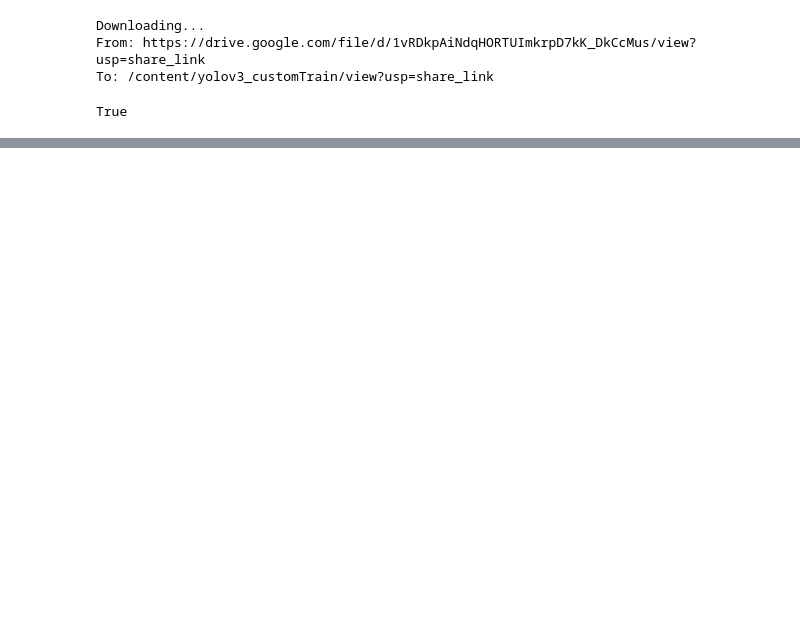
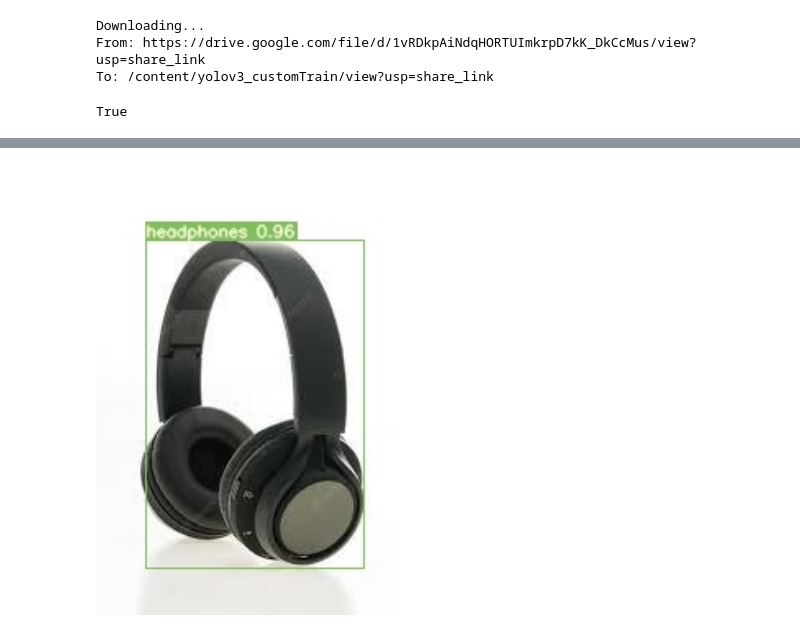
Before and after one commit to ShriMLEngineer/yolov3_customTrain, a Jupyter notebook: YoloV3TrainInference.ipynb, the cells around one changed output, grey strips where cells are left out. Drawn from its saved outputs; the diff is of its cells as text; code cells hidden in the pictures; blank space fills up the shorter version.

```diff
--- a/YoloV3TrainInference.ipynb
+++ b/YoloV3TrainInference.ipynb
@@ -99,0 +140,4 @@ Image(filename='out_out/spiderman5.jpg', width=300)
+# %%
+Image(filename='out_out/headphones12.jpg', width=300)
+# %% [output]
+[figure, added]
```
Also changed, not shown: parts of 12 cells of this notebook.
